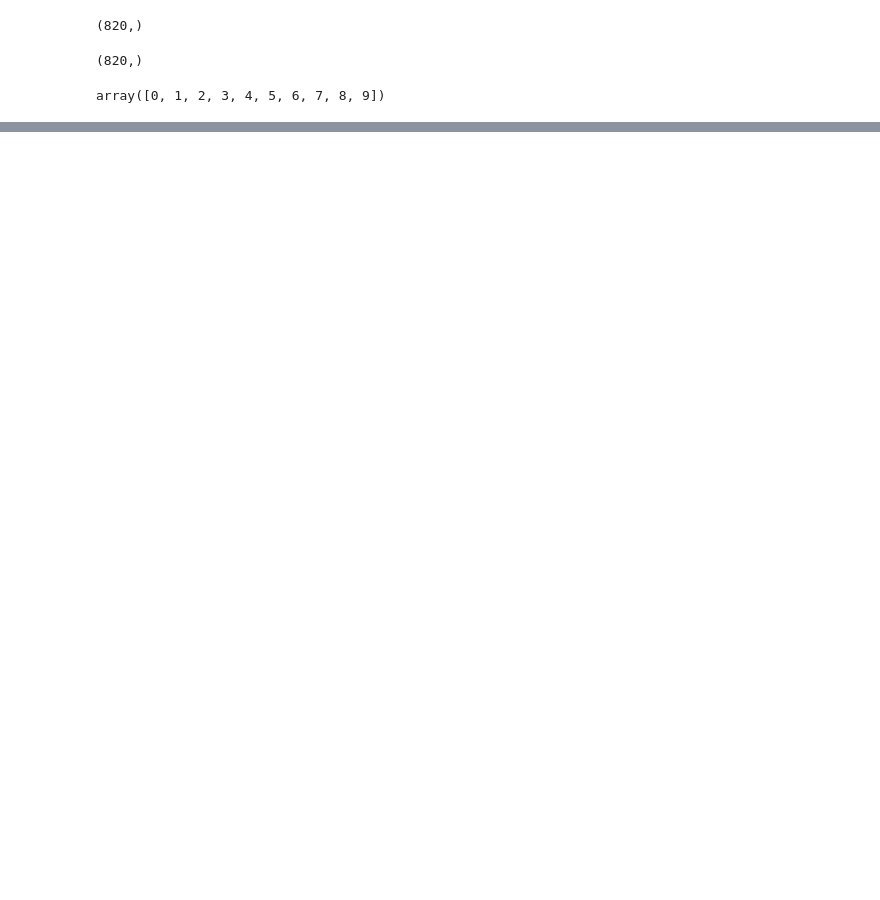
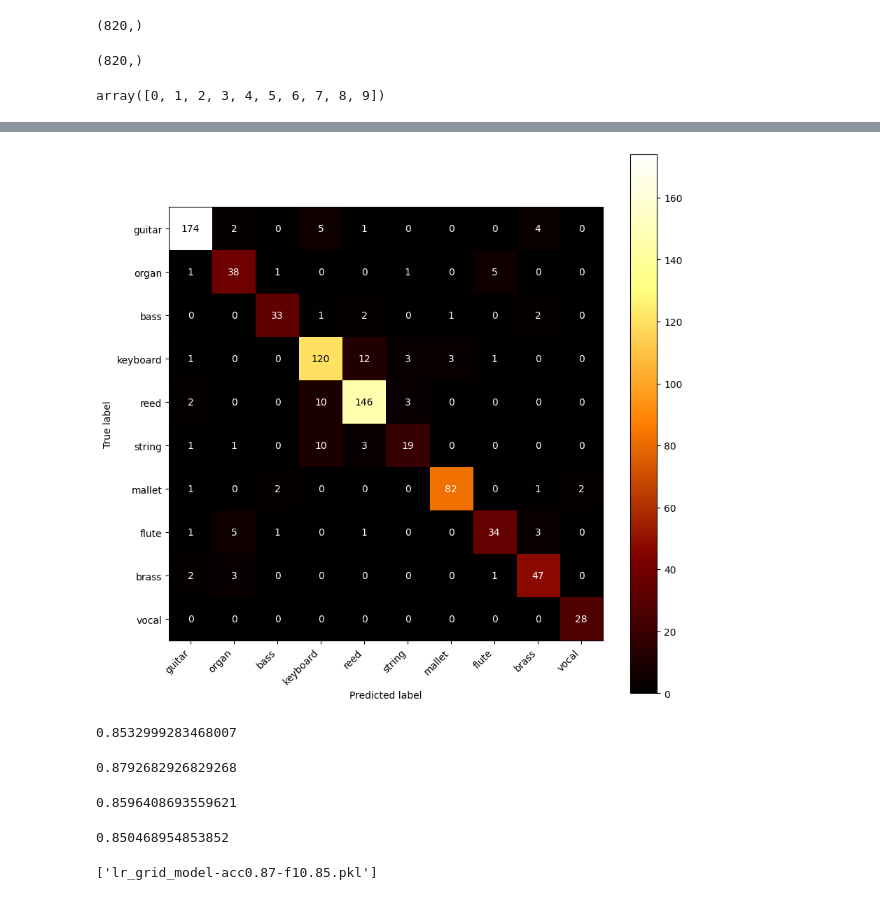
Before and after one commit to Yanaput/EGCI463-pattern-recognition-project, a Jupyter notebook: nsynth_LogisticRegression.ipynb, the cells around one changed output, grey strips where cells are left out. Drawn from its saved outputs; the diff is of its cells as text; code cells hidden in the pictures; blank space fills up the shorter version.

Commit message:
add GridSearchCV

```diff
--- a/nsynth_LogisticRegression.ipynb
+++ b/nsynth_LogisticRegression.ipynb
@@ -133,0 +138,13 @@ f1_score(y_test, pred, average='macro')
+# %%
+grid_lr = LogisticRegression(max_iter=2000)
+# %%
+grid_search = GridSearchCV(
+    estimator=grid_lr,
+    param_grid=param_dict,
+    scoring='accuracy',
+    cv=3,
+    verbose=1,
+    n_jobs=-1
+)
+# %%
+grid_result = grid_search.fit(x_train, y_train)
@@ -133,0 +182,3 @@ f1_score(y_test, pred, average='macro')
+# %%
+grid_pred = grid_result.best_estimator_.predict(x_test)
+grid_pred
@@ -133,0 +203,33 @@ f1_score(y_test, pred, average='macro')
+# %%
+from sklearn.metrics import confusion_matrix, ConfusionMatrixDisplay, f1_score, accuracy_score, precision_score, recall_score
+import matplotlib.pyplot as plt
+
+confusion_matrix = confusion_matrix(y_test, grid_pred)
+ConfusionMatrixDisplay = ConfusionMatrixDisplay(confusion_matrix=confusion_matrix, display_labels=class_list)
+fig, ax = plt.subplots(figsize=(10, 10))
+ConfusionMatrixDisplay.plot(ax=ax, cmap="afmhot")
+plt.xticks(rotation=45, ha='right')
+plt.show()
+# %% [output]
+[figure, added]
+# %%
+f1_score(y_test, grid_pred, average='macro')
+# %% [output]
+0.8532999283468007
+# %%
+accuracy_score(y_test, grid_pred)
+# %% [output]
+0.8792682926829268
+# %%
+precision_score(y_test, grid_pred, average='macro')
+# %% [output]
+0.8596408693559621
+# %%
+recall_score(y_test, grid_pred, average='macro')
+# %% [output]
+0.850468954853852
+# %%
+import joblib
+joblib.dump(grid_result.best_estimator_, 'lr_grid_model-acc0.87-f10.85.pkl')
+# %% [output]
+['lr_grid_model-acc0.87-f10.85.pkl']
```
Also changed, not shown: parts of 20 cells of this notebook.
